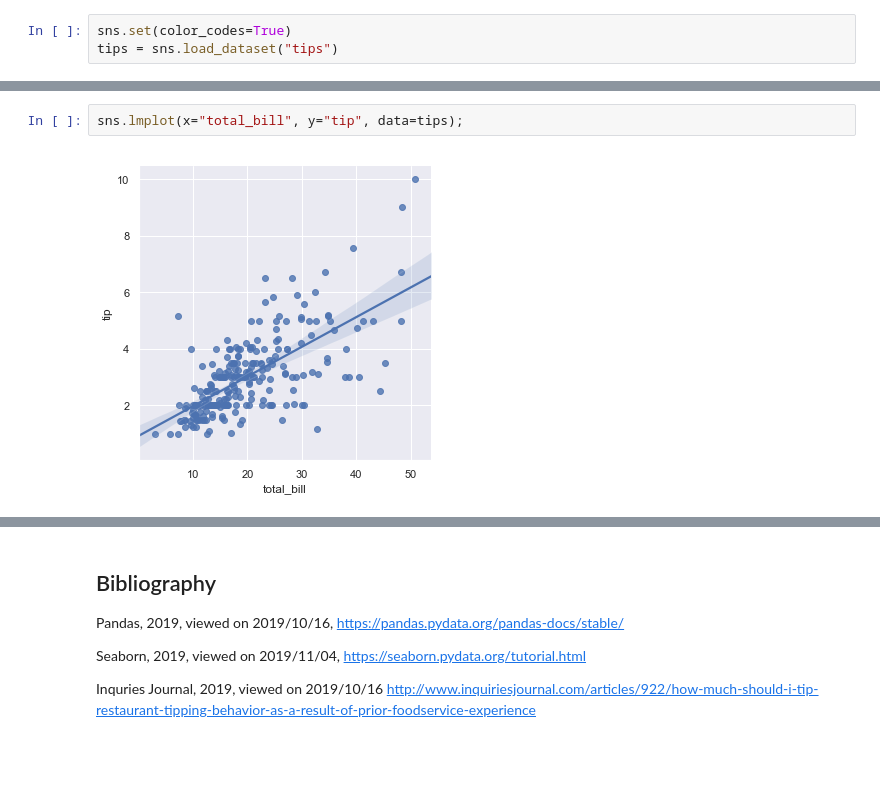
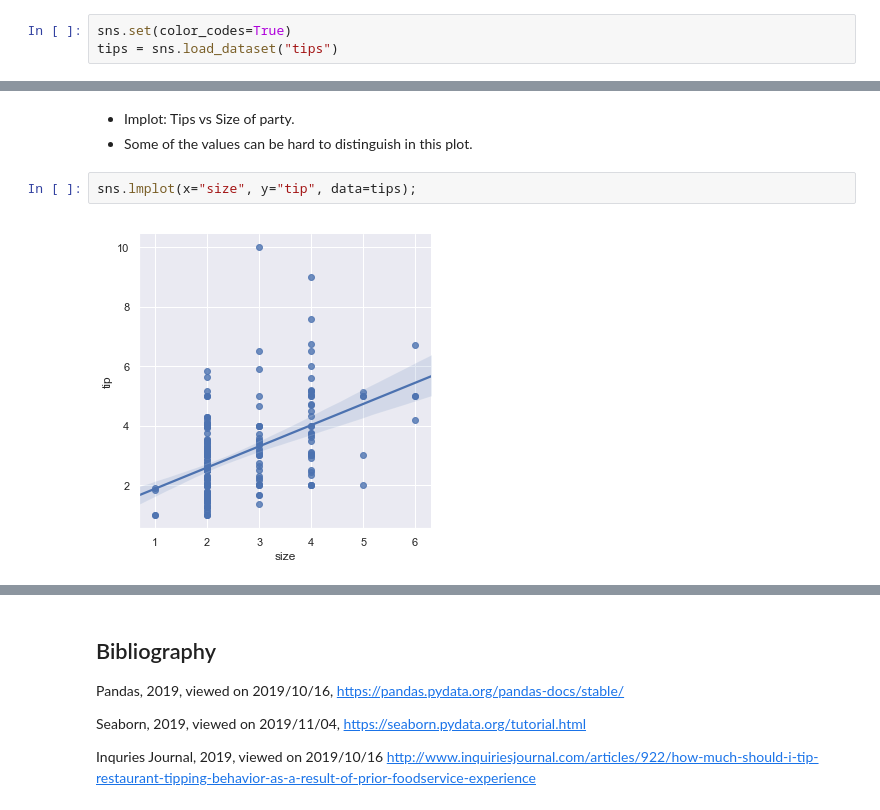
Before and after one commit to daithimarkham/Fund-Project-2019, a Jupyter notebook: The-Tips-Data-Set.ipynb, the cells around one changed output, grey strips where cells are left out. Saved outputs shown, nothing was run; the diff lists cells and outputs as text; blank space fills up the shorter version.

```diff
--- a/The-Tips-Data-Set.ipynb
+++ b/The-Tips-Data-Set.ipynb
@@ -389,4 +416,7 @@ tips = sns.load_dataset("tips")
+# %% [markdown]
+- Implot: Tips vs Size of party.
+- Some of the values can be hard to distinguish in this plot.
 # %%
-sns.lmplot(x="total_bill", y="tip", data=tips);
+sns.lmplot(x="size", y="tip", data=tips);
 # %% [output]
-[figure, old version]
+[figure, new version]
```
Also changed, not shown: parts of 26 cells of this notebook.
